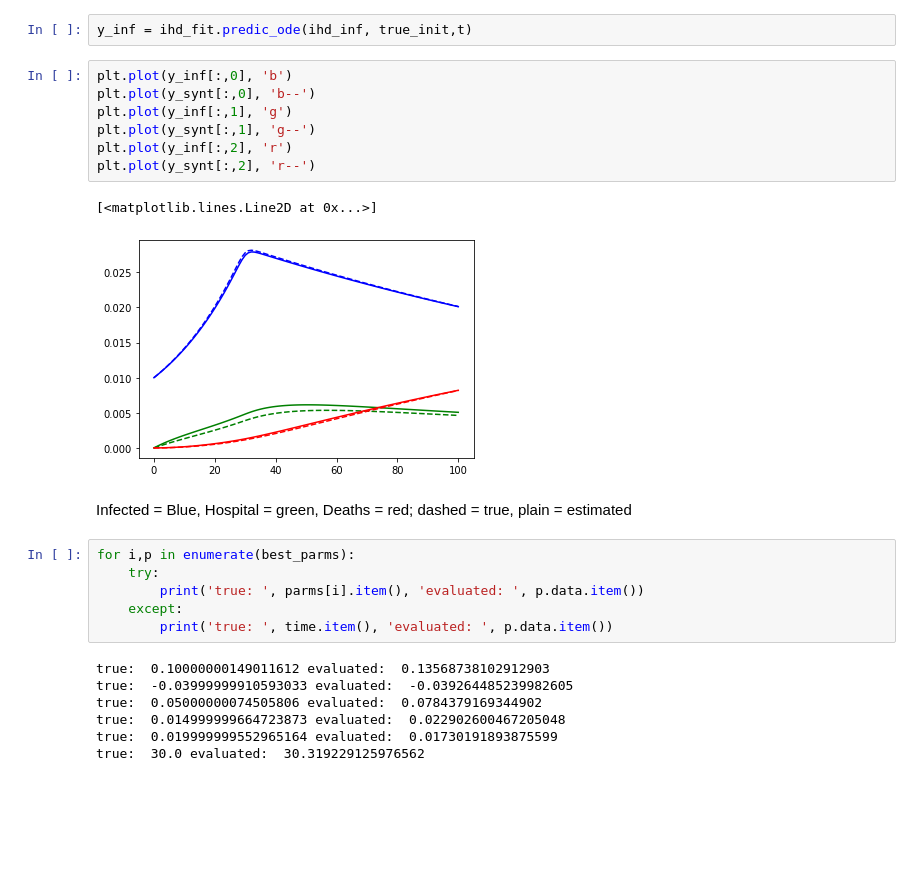
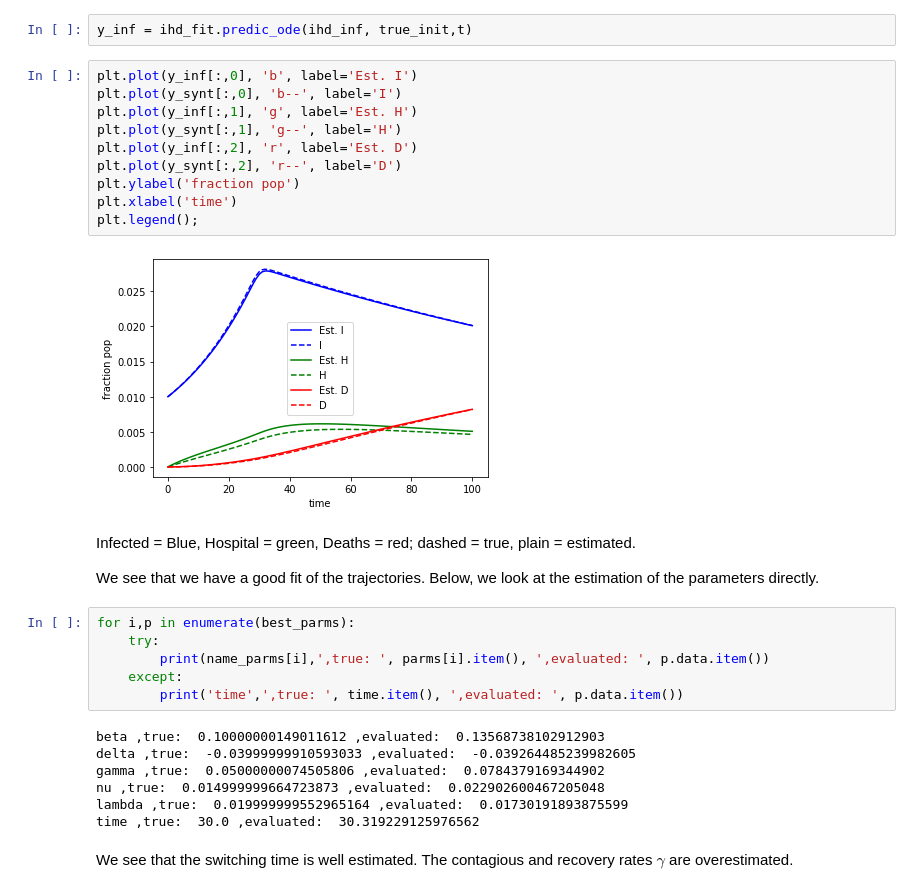
Before and after one commit to mlelarge/fitting_model_epidemiology, a Jupyter notebook: Synthetic_data.ipynb, the cells around one changed output. Cells and saved outputs as stored; diff of their text form; blank space fills up the shorter version.

```diff
--- a/Synthetic_data.ipynb
+++ b/Synthetic_data.ipynb
@@ -114,27 +125,33 @@ ihd_inf = ihd_fit.get_best_model(best_parms)
 # %%
 y_inf = ihd_fit.predic_ode(ihd_inf, true_init,t)
 # %%
-plt.plot(y_inf[:,0], 'b')
-plt.plot(y_synt[:,0], 'b--')
-plt.plot(y_inf[:,1], 'g')
-plt.plot(y_synt[:,1], 'g--')
-plt.plot(y_inf[:,2], 'r')
-plt.plot(y_synt[:,2], 'r--')
+plt.plot(y_inf[:,0], 'b', label='Est. I')
+plt.plot(y_synt[:,0], 'b--', label='I')
+plt.plot(y_inf[:,1], 'g', label='Est. H')
+plt.plot(y_synt[:,1], 'g--', label='H')
+plt.plot(y_inf[:,2], 'r', label='Est. D')
+plt.plot(y_synt[:,2], 'r--', label='D')
+plt.ylabel('fraction pop')
+plt.xlabel('time')
+plt.legend();
 # %% [output]
-[<matplotlib.lines.Line2D at 0x...>]
-[figure, old version]
+[figure, new version]
 # %% [markdown]
-Infected = Blue, Hospital = green, Deaths = red; dashed = true, plain = estimated
+Infected = Blue, Hospital = green, Deaths = red; dashed = true, plain = estimated.
+
+We see that we have a good fit of the trajectories. Below, we look at the estimation of the parameters directly.
 # %%
 for i,p in enumerate(best_parms):
     try:
-        print('true: ', parms[i].item(), 'evaluated: ', p.data.item())
+        print(name_parms[i],',true: ', parms[i].item(), ',evaluated: ', p.data.item())
     except:
-        print('true: ', time.item(), 'evaluated: ', p.data.item())
+        print('time',',true: ', time.item(), ',evaluated: ', p.data.item())
 # %% [output]
-true:  0.10000000149011612 evaluated:  0.13568738102912903
-true:  -0.03999999910593033 evaluated:  -0.039264485239982605
-true:  0.05000000074505806 evaluated:  0.0784379169344902
-true:  0.014999999664723873 evaluated:  0.022902600467205048
-true:  0.019999999552965164 evaluated:  0.01730191893875599
-true:  30.0 evaluated:  30.319229125976562
+beta ,true:  0.10000000149011612 ,evaluated:  0.13568738102912903
+delta ,true:  -0.03999999910593033 ,evaluated:  -0.039264485239982605
+gamma ,true:  0.05000000074505806 ,evaluated:  0.0784379169344902
+nu ,true:  0.014999999664723873 ,evaluated:  0.022902600467205048
+lambda ,true:  0.019999999552965164 ,evaluated:  0.01730191893875599
+time ,true:  30.0 ,evaluated:  30.319229125976562
+# %% [markdown]
+We see that the switching time is well estimated. The contagious and recovery rates $\gamma$ are overestimated.
```
Also changed, not shown: parts of 24 cells of this notebook, 1 other file.
